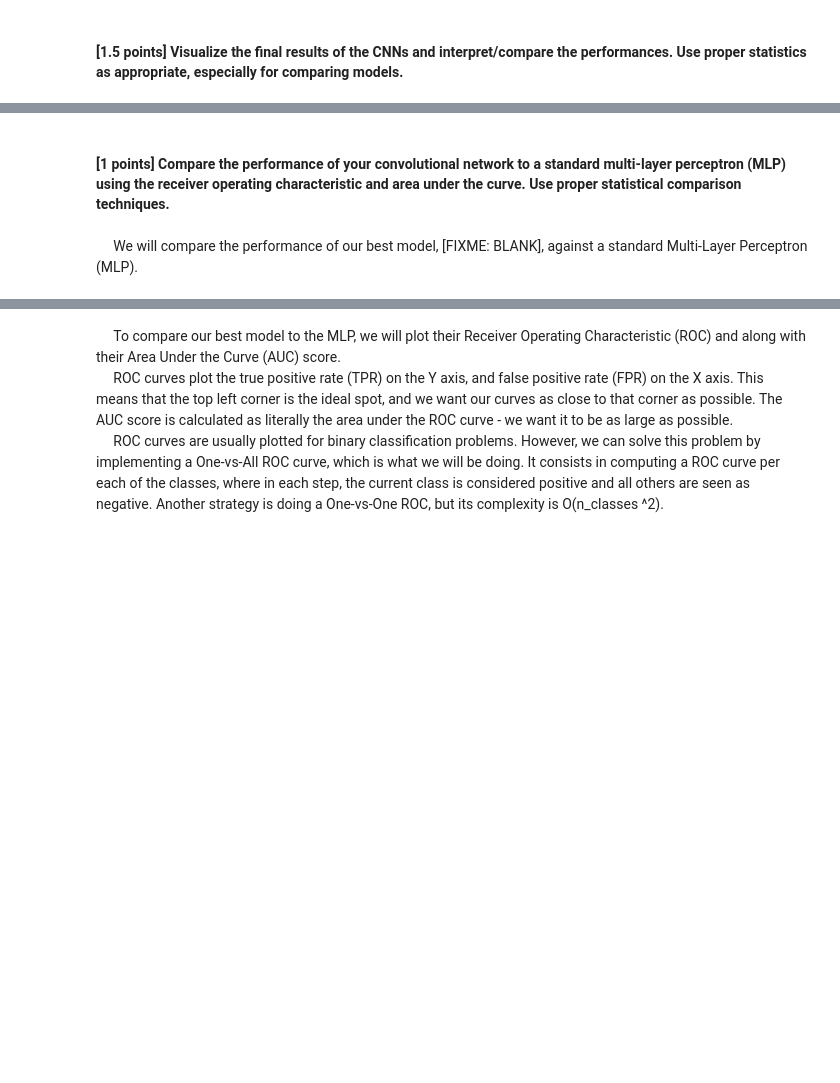
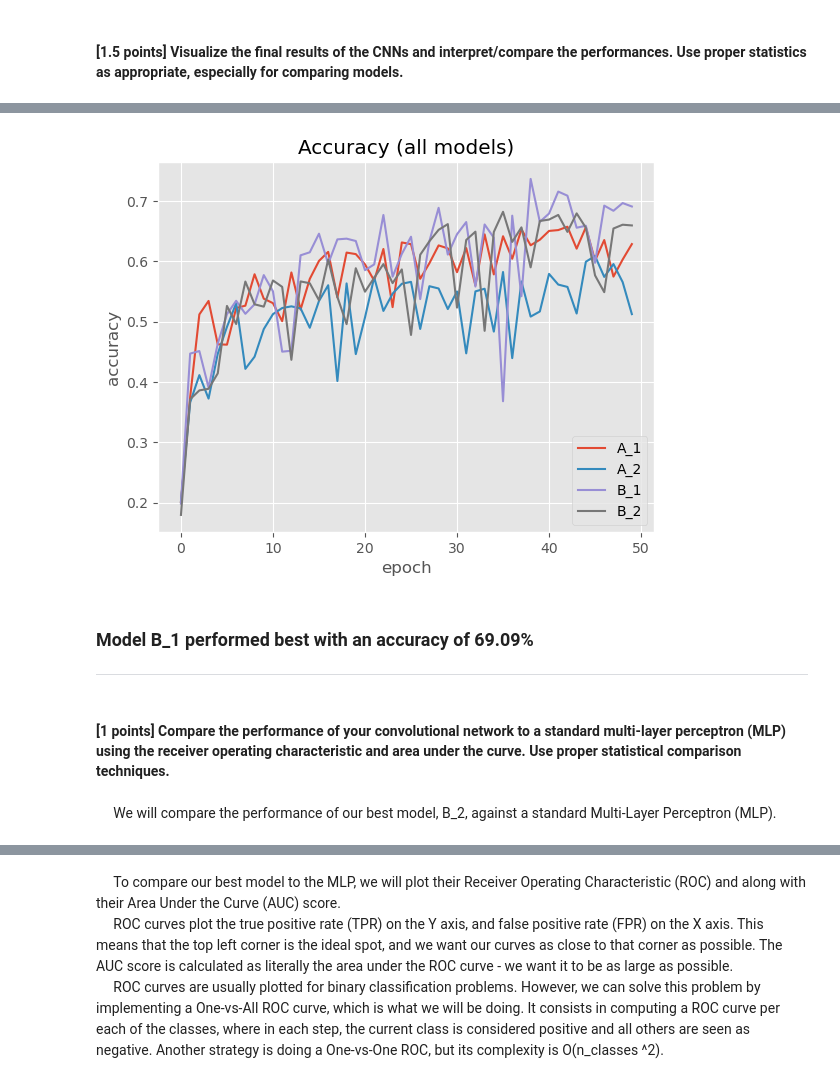
Before and after one commit to diogo-fae/ML-Lab-Six--CNNs, a Jupyter notebook: Lab Six: CNNs.ipynb, the cells around one changed output, grey strips where cells are left out. Saved outputs shown, nothing was run; the diff lists cells and outputs as text; code cells hidden in the pictures; blank space fills up the shorter version.

```diff
--- a/Lab Six: CNNs.ipynb
+++ b/Lab Six: CNNs.ipynb
@@ -469,7 +496,24 @@ plot_hist(hist_B_2, 'Model B_2 Accuracy')
+# %%
+histories = [ hist_A_1, hist_A_2, hist_B_1, hist_B_2 ]
+
+for hist in histories:
+    plt.plot(hist.history['val_accuracy'])
+    plt.ylabel('accuracy')
+    plt.xlabel('epoch')
+
+plt.title("Accuracy (all models)")
+plt.legend(['A_1', 'A_2', 'B_1', 'B_2'], loc='lower right')
+plt.show()
+# %% [output]
+[figure, added]
+# %% [markdown]
+### Model B_1 performed best with an accuracy of **69.09%**
+
+-----
 # %% [markdown]
 #### **[1 points]** Compare the performance of your convolutional network to a standard multi-layer perceptron (MLP) using the receiver operating characteristic and area under the curve. Use proper statistical comparison techniques.
 # %% [markdown]
-&nbsp;&nbsp;&nbsp;&nbsp;&nbsp;We will compare the performance of our best model, [FIXME: BLANK], against a standard Multi-Layer Perceptron (MLP).
+&nbsp;&nbsp;&nbsp;&nbsp;&nbsp;We will compare the performance of our best model, B_2, against a standard Multi-Layer Perceptron (MLP).
 # %%
 %%time
 # Create MLP
```
Also changed, not shown: parts of 18 cells of this notebook, 5 other files.
